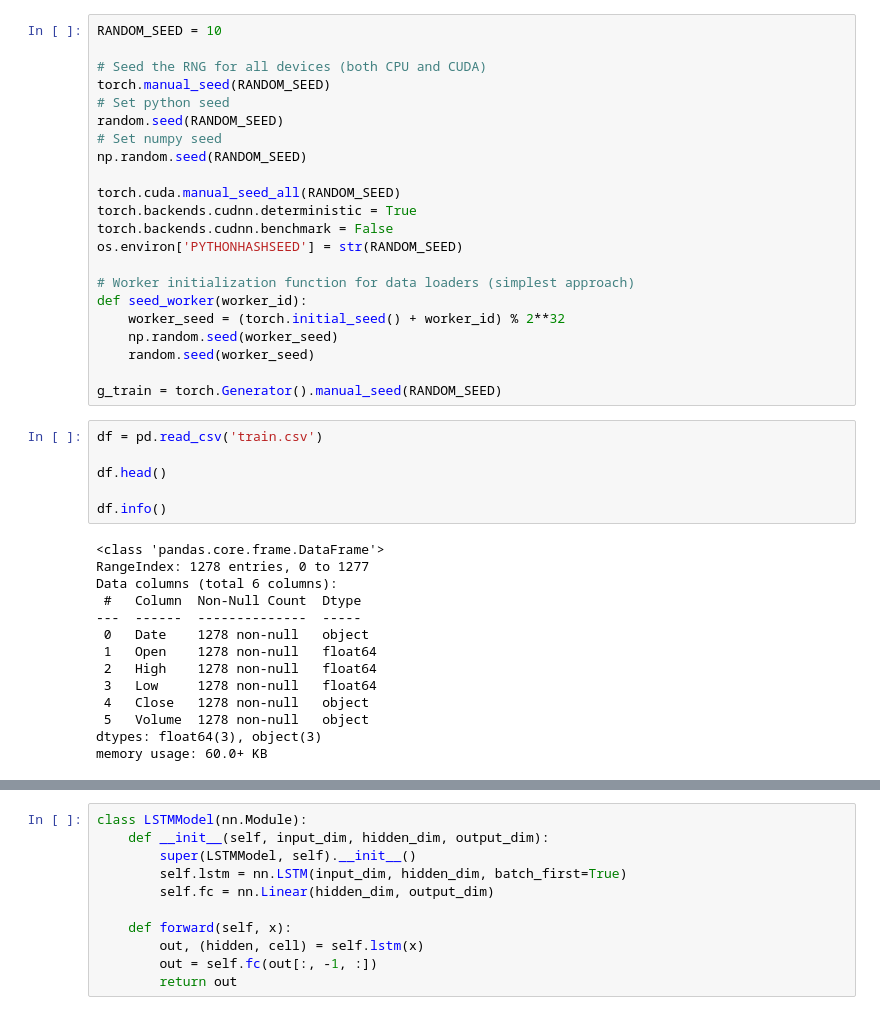
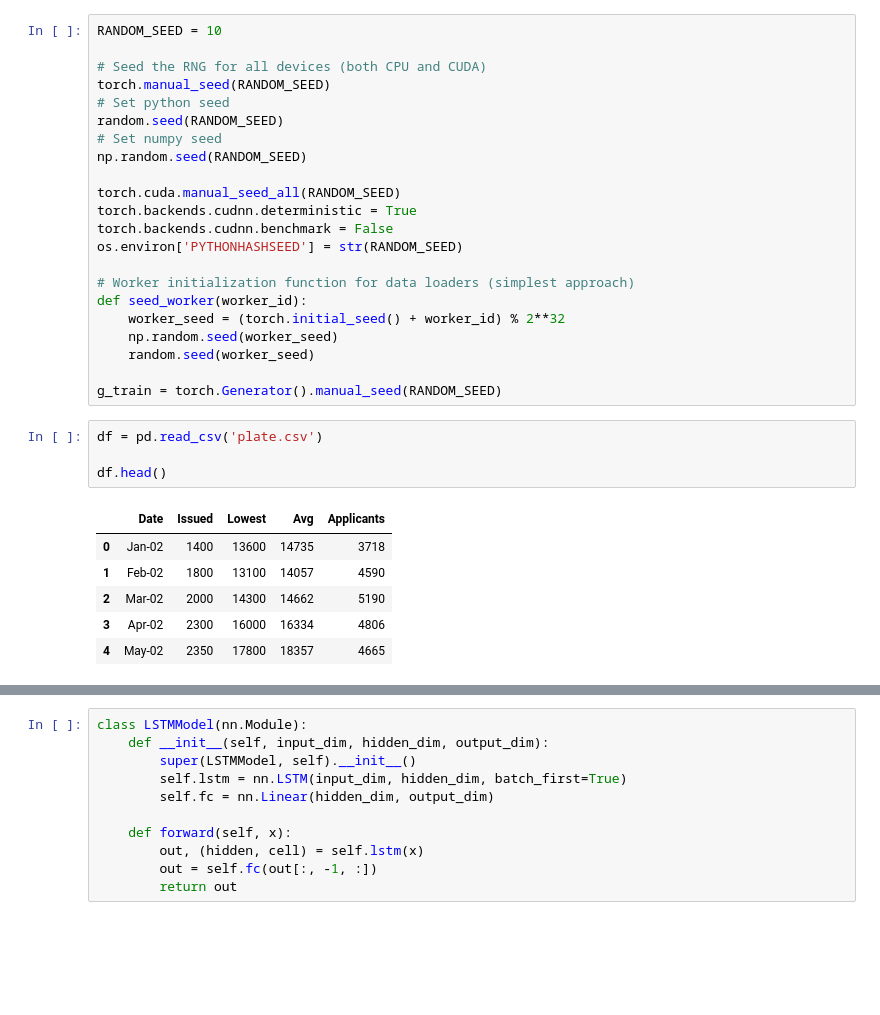
Before and after one commit to Mage-Knight/Intelligent_decision_support_systems, a Jupyter notebook: Lab2/idss-lab-2.ipynb, the cells around one changed output, grey strips where cells are left out. Cells and saved outputs as stored; diff of their text form; blank space fills up the shorter version.

```diff
--- a/Lab2/idss-lab-2.ipynb
+++ b/Lab2/idss-lab-2.ipynb
@@ -51,23 +52,14 @@ def seed_worker(worker_id):
 
 g_train = torch.Generator().manual_seed(RANDOM_SEED)
 # %%
-df = pd.read_csv('train.csv')
+df = pd.read_csv('plate.csv')
 
 df.head()
-
-df.info()
 # %% [output]
-<class 'pandas.core.frame.DataFrame'>
-RangeIndex: 1278 entries, 0 to 1277
-Data columns (total 6 columns):
- #   Column  Non-Null Count  Dtype
----  ------  --------------  -----
- 0   Date    1278 non-null   object
- 1   Open    1278 non-null   float64
- 2   High    1278 non-null   float64
- 3   Low     1278 non-null   float64
- 4   Close   1278 non-null   object
- 5   Volume  1278 non-null   object
-dtypes: float64(3), object(3)
-memory usage: 60.0+ KB
+|  | Date | Issued | Lowest | Avg | Applicants |
+| 0 | Jan-02 | 1400 | 13600 | 14735 | 3718 |
+| 1 | Feb-02 | 1800 | 13100 | 14057 | 4590 |
+| 2 | Mar-02 | 2000 | 14300 | 14662 | 5190 |
+| 3 | Apr-02 | 2300 | 16000 | 16334 | 4806 |
+| 4 | May-02 | 2350 | 17800 | 18357 | 4665 |
 # %%
```
Also changed, not shown: parts of 11 cells of this notebook, 2 other files.
